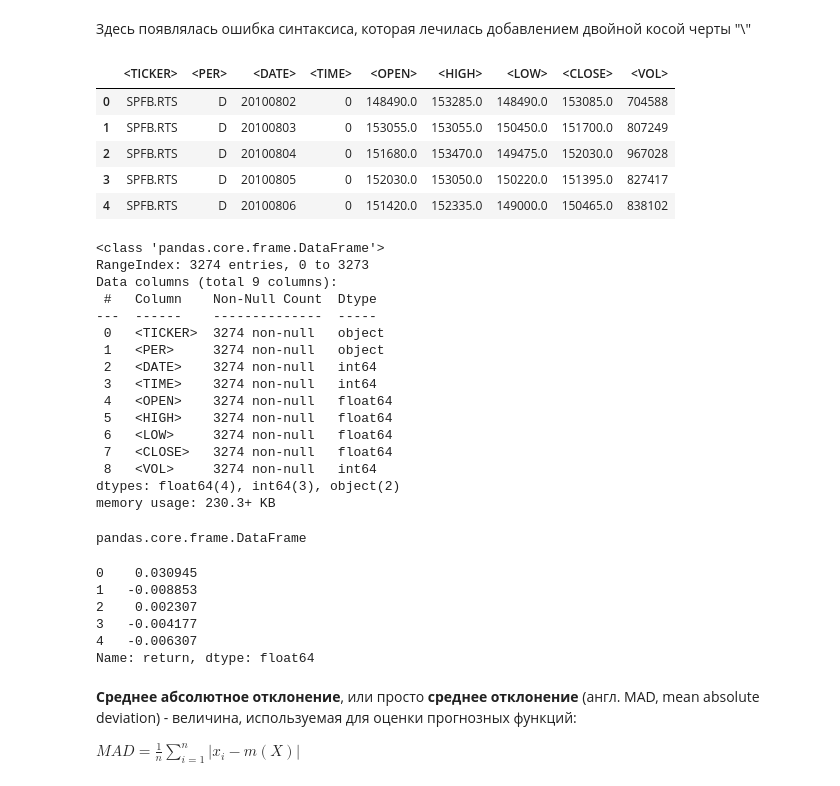
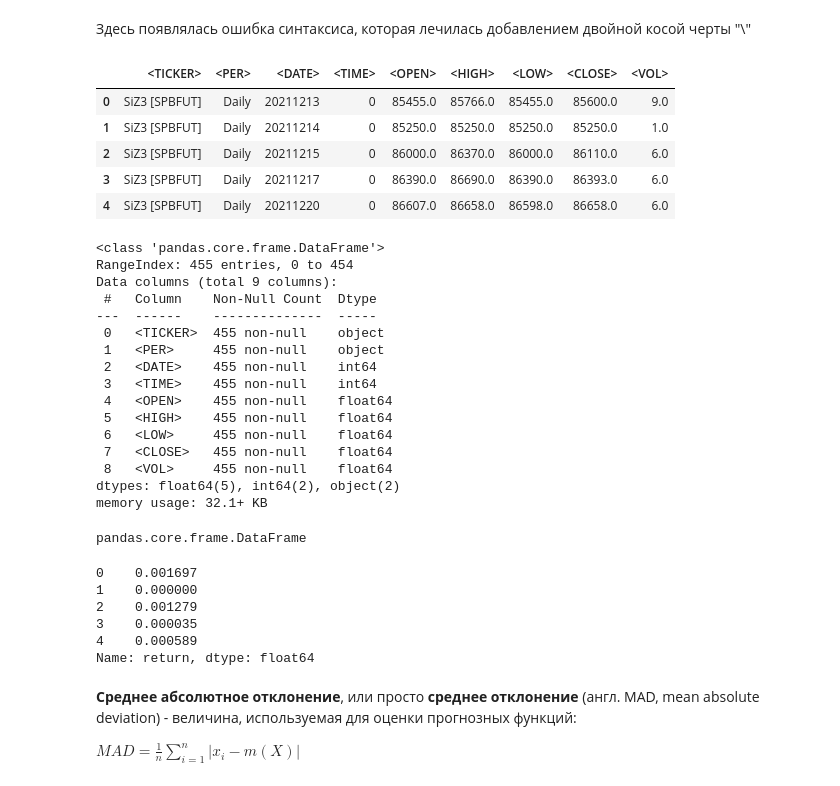
Before and after one commit to leonidsanov/options, a Jupyter notebook: rts_9-23.ipynb, the cells around one changed output. Cells and saved outputs as stored; diff of their text form; code cells hidden in the pictures.

```diff
--- a/rts_9-23.ipynb
+++ b/rts_9-23.ipynb
@@ -16,35 +16,35 @@ import random
 Здесь появлялась ошибка синтаксиса, которая лечилась добавлением двойной косой черты "\\"
 # %%
 # Экспортируем котировки фьючерса на индекс РТС. Данные взяты отсюда: https://www.finam.ru/profile/mosbirzha-fyuchersy/rts/export/
-raw_data = pd.read_csv('E:\\repo\\valuation_of_options\\rts_9-23\\SPFB.RTS-9.23_100801_230822.csv')
+raw_data = pd.read_csv('E:\\repo\\valuation_of_options\\rts_9-23\\SiZ3_04-10-2023.csv')
 raw_data.head()
 # %% [output]
 |  | <TICKER> | <PER> | <DATE> | <TIME> | <OPEN> | <HIGH> | <LOW> | <CLOSE> | <VOL> |
-| 0 | SPFB.RTS | D | 20100802 | 0 | 148490.0 | 153285.0 | 148490.0 | 153085.0 | 704588 |
-| 1 | SPFB.RTS | D | 20100803 | 0 | 153055.0 | 153055.0 | 150450.0 | 151700.0 | 807249 |
-| 2 | SPFB.RTS | D | 20100804 | 0 | 151680.0 | 153470.0 | 149475.0 | 152030.0 | 967028 |
-| 3 | SPFB.RTS | D | 20100805 | 0 | 152030.0 | 153050.0 | 150220.0 | 151395.0 | 827417 |
-| 4 | SPFB.RTS | D | 20100806 | 0 | 151420.0 | 152335.0 | 149000.0 | 150465.0 | 838102 |
+| 0 | SiZ3 [SPBFUT] | Daily | 20211213 | 0 | 85455.0 | 85766.0 | 85455.0 | 85600.0 | 9.0 |
+| 1 | SiZ3 [SPBFUT] | Daily | 20211214 | 0 | 85250.0 | 85250.0 | 85250.0 | 85250.0 | 1.0 |
+| 2 | SiZ3 [SPBFUT] | Daily | 20211215 | 0 | 86000.0 | 86370.0 | 86000.0 | 86110.0 | 6.0 |
+| 3 | SiZ3 [SPBFUT] | Daily | 20211217 | 0 | 86390.0 | 86690.0 | 86390.0 | 86393.0 | 6.0 |
+| 4 | SiZ3 [SPBFUT] | Daily | 20211220 | 0 | 86607.0 | 86658.0 | 86598.0 | 86658.0 | 6.0 |
 # %%
 # Получаем общие сведения о датасете
 raw_data.info()
 # %% [output]
 <class 'pandas.core.frame.DataFrame'>
-RangeIndex: 3274 entries, 0 to 3273
+RangeIndex: 455 entries, 0 to 454
 Data columns (total 9 columns):
  #   Column    Non-Null Count  Dtype
 ---  ------    --------------  -----
- 0   <TICKER>  3274 non-null   object
- 1   <PER>     3274 non-null   object
- 2   <DATE>    3274 non-null   int64
- 3   <TIME>    3274 non-null   int64
- 4   <OPEN>    3274 non-null   float64
- 5   <HIGH>    3274 non-null   float64
- 6   <LOW>     3274 non-null   float64
- 7   <CLOSE>   3274 non-null   float64
- 8   <VOL>     3274 non-null   int64
-dtypes: float64(4), int64(3), object(2)
-memory usage: 230.3+ KB
+ 0   <TICKER>  455 non-null    object
+ 1   <PER>     455 non-null    object
+ 2   <DATE>    455 non-null    int64
+ 3   <TIME>    455 non-null    int64
+ 4   <OPEN>    455 non-null    float64
+ 5   <HIGH>    455 non-null    float64
+ 6   <LOW>     455 non-null    float64
+ 7   <CLOSE>   455 non-null    float64
+ 8   <VOL>     455 non-null    float64
+dtypes: float64(5), int64(2), object(2)
+memory usage: 32.1+ KB
 # %%
 # Здесь мне надо было убедиться, что данные являются датафреймом
 type(raw_data)
@@ -55,11 +55,11 @@ pandas.core.frame.DataFrame
 raw_data['return'] = (raw_data['<CLOSE>'] - raw_data['<OPEN>']) / raw_data['<OPEN>']
 raw_data['return'].head()
 # %% [output]
-0    0.030945
-1   -0.008853
-2    0.002307
-3   -0.004177
-4   -0.006307
+0    0.001697
+1    0.000000
+2    0.001279
+3    0.000035
+4    0.000589
 Name: return, dtype: float64
 # %%
 # ранжируем наблюдения от меньших к большим и вычислим эмпирическую функцию распределения
```
Also changed, not shown: parts of 7 cells of this notebook.
